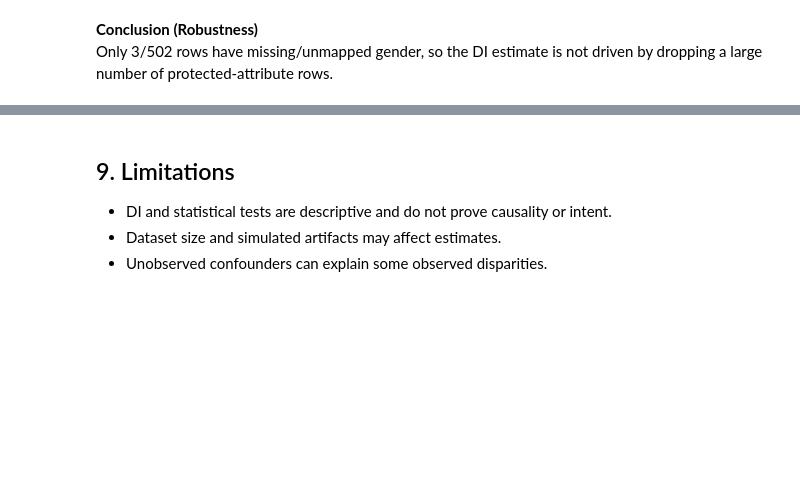
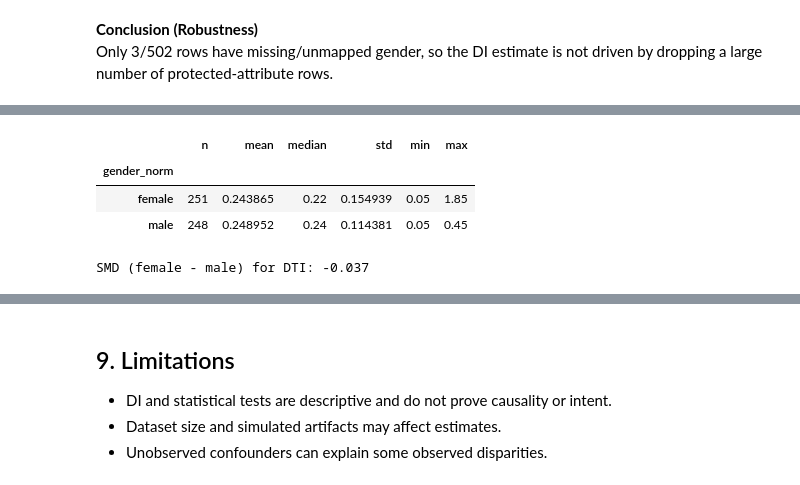
Before and after one commit to leo-nor-pro/dego-project-team6, a Jupyter notebook: notebooks/02-bias-analysis.ipynb, the cells around one changed output, grey strips where cells are left out. Saved outputs shown, nothing was run; the diff lists cells and outputs as text; code cells hidden in the pictures; blank space fills up the shorter version.

```diff
--- a/notebooks/02-bias-analysis.ipynb
+++ b/notebooks/02-bias-analysis.ipynb
@@ -414,0 +544,28 @@ Next steps include repeating the same two-link check for other candidate proxies
+# %%
+# 8.6.1 DTI ↔ Gender (group differences)
+
+dti_gender = df[["gender_norm", "fin_debt_to_income"]].dropna().copy()
+dti_gender = dti_gender[dti_gender["gender_norm"].isin(["male", "female"])]
+
+summary_dti = dti_gender.groupby("gender_norm")["fin_debt_to_income"].agg(
+    n="count",
+    mean="mean",
+    median="median",
+    std="std",
+    min="min",
+    max="max"
+)
+display(summary_dti)
+
+male_dti = dti_gender.loc[dti_gender["gender_norm"] == "male", "fin_debt_to_income"]
+female_dti = dti_gender.loc[dti_gender["gender_norm"] == "female", "fin_debt_to_income"]
+
+pooled_std = np.sqrt((male_dti.var(ddof=1) + female_dti.var(ddof=1)) / 2)
+smd_dti = (female_dti.mean() - male_dti.mean()) / pooled_std if pooled_std > 0 else np.nan
+print(f"SMD (female - male) for DTI: {smd_dti:.3f}")
+# %% [output]
+|  | n | mean | median | std | min | max |
+| gender_norm |  |  |  |  |  |  |
+| female | 251 | 0.243865 | 0.22 | 0.154939 | 0.05 | 1.85 |
+| male | 248 | 0.248952 | 0.24 | 0.114381 | 0.05 | 0.45 |
+SMD (female - male) for DTI: -0.037
```
Also changed, not shown: parts of 30 cells of this notebook.
